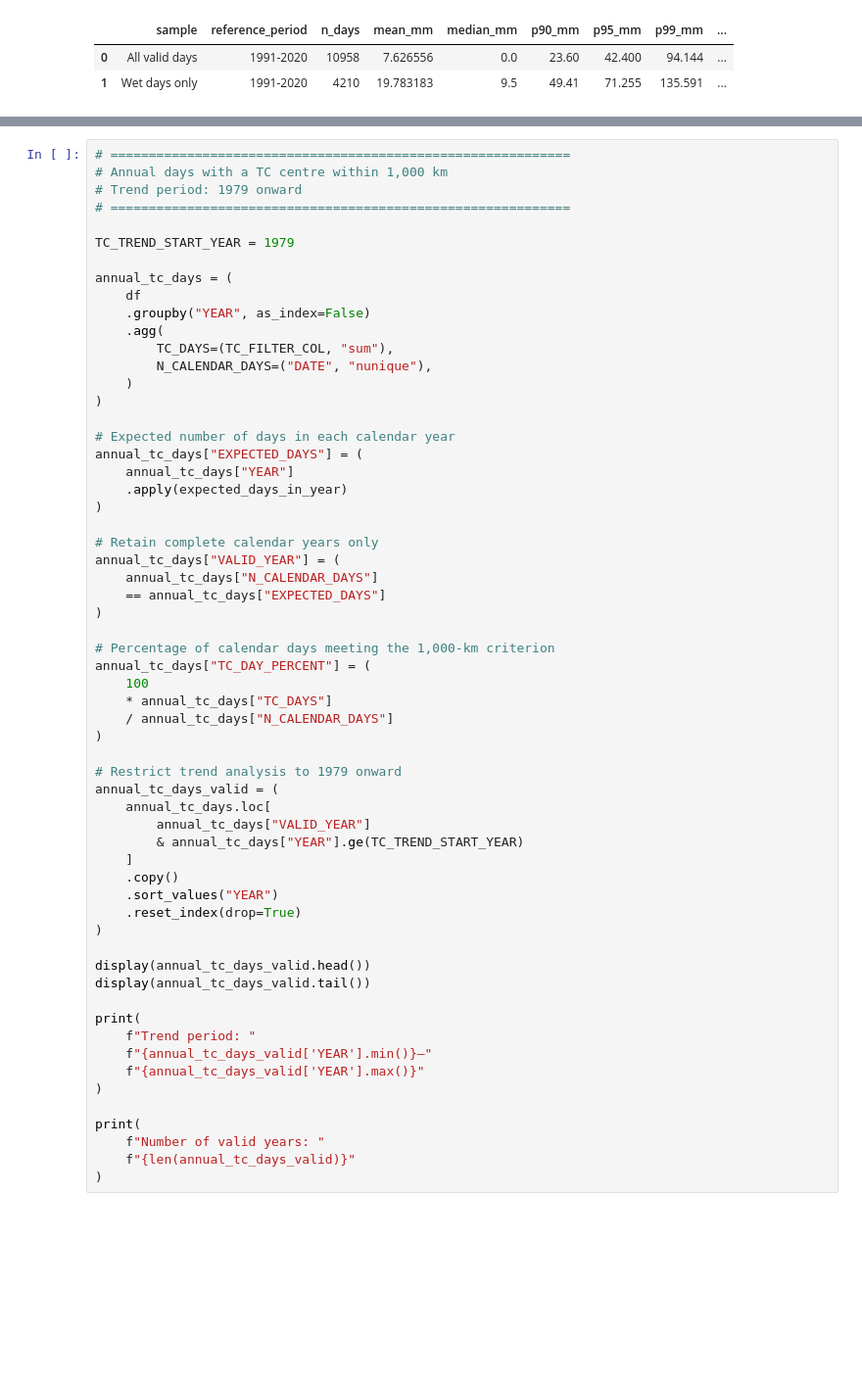
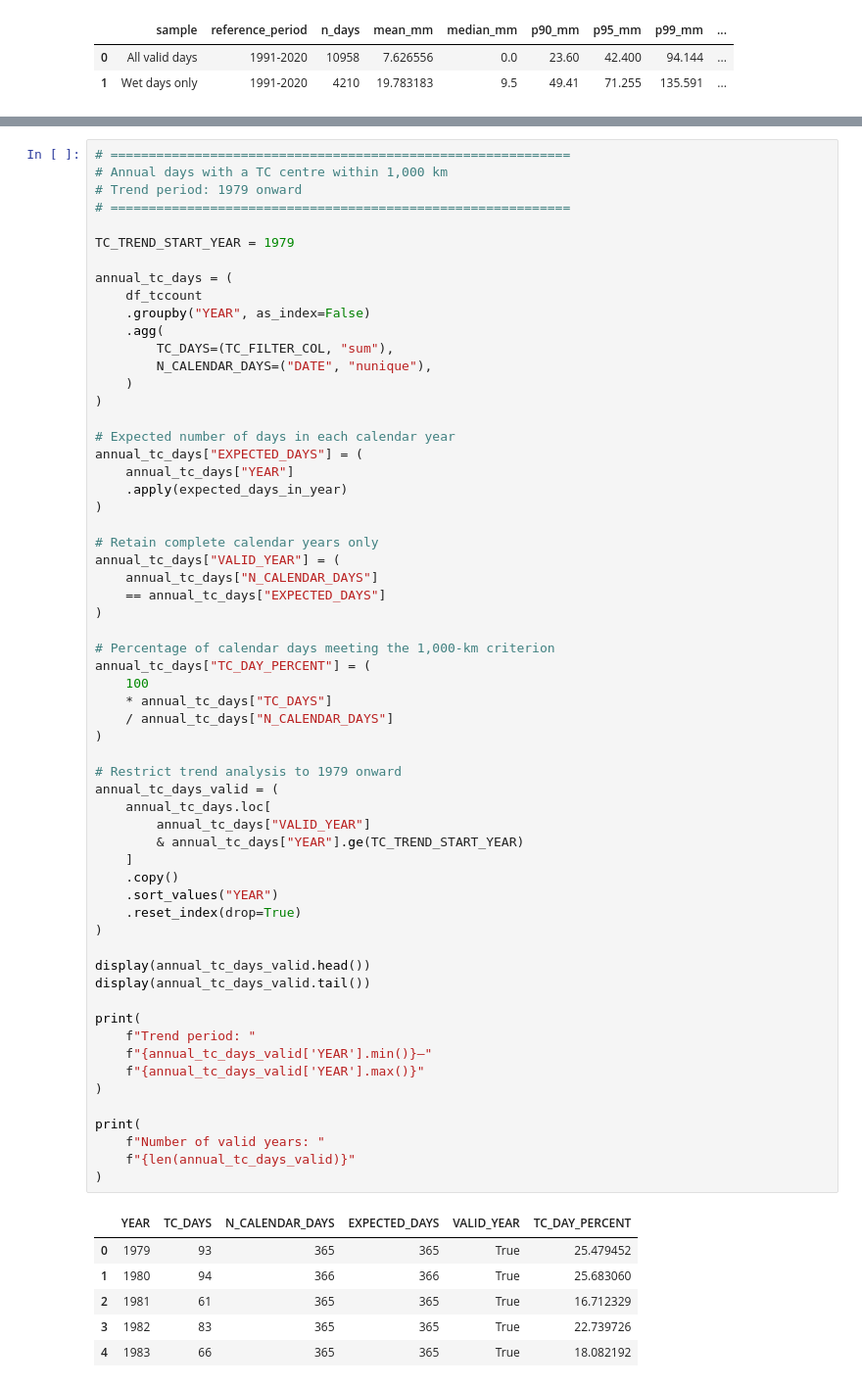
Before and after one commit to baracoma/science-garden-rainfall-trends, a Jupyter notebook: 02_analysis_and_figures.ipynb, the cells around one changed output, grey strips where cells are left out. Shown at 98% size. Drawn from its saved outputs; the diff is of its cells as text; blank space fills up the shorter version.

```diff
--- a/02_analysis_and_figures.ipynb
+++ b/02_analysis_and_figures.ipynb
@@ -3873,7 +3906,7 @@ KeyError: "Column(s) ['DATE', 'tc_1000km'] do not exist"
 TC_TREND_START_YEAR = 1979
 
 annual_tc_days = (
-    df
+    df_tccount
     .groupby("YEAR", as_index=False)
     .agg(
         TC_DAYS=(TC_FILTER_COL, "sum"),
@@ -3897,30 +3930,37 @@ annual_tc_days["VALID_YEAR"] = (
 annual_tc_days["TC_DAY_PERCENT"] = (
     100
     * annual_tc_days["TC_DAYS"]
     / annual_tc_days["N_CALENDAR_DAYS"]
 )
 
 # Restrict trend analysis to 1979 onward
 annual_tc_days_valid = (
     annual_tc_days.loc[
         annual_tc_days["VALID_YEAR"]
         & annual_tc_days["YEAR"].ge(TC_TREND_START_YEAR)
     ]
     .copy()
     .sort_values("YEAR")
     .reset_index(drop=True)
 )
 
 display(annual_tc_days_valid.head())
 display(annual_tc_days_valid.tail())
 
 print(
     f"Trend period: "
     f"{annual_tc_days_valid['YEAR'].min()}–"
     f"{annual_tc_days_valid['YEAR'].max()}"
 )
 
 print(
     f"Number of valid years: "
     f"{len(annual_tc_days_valid)}"
 )
+# %% [output]
+|  | YEAR | TC_DAYS | N_CALENDAR_DAYS | EXPECTED_DAYS | VALID_YEAR | TC_DAY_PERCENT |
+| 0 | 1979 | 93 | 365 | 365 | True | 25.479452 |
+| 1 | 1980 | 94 | 366 | 366 | True | 25.683060 |
+| 2 | 1981 | 61 | 365 | 365 | True | 16.712329 |
+| 3 | 1982 | 83 | 365 | 365 | True | 22.739726 |
+| 4 | 1983 | 66 | 365 | 365 | True | 18.082192 |
```
Also changed, not shown: parts of 13 cells of this notebook.
